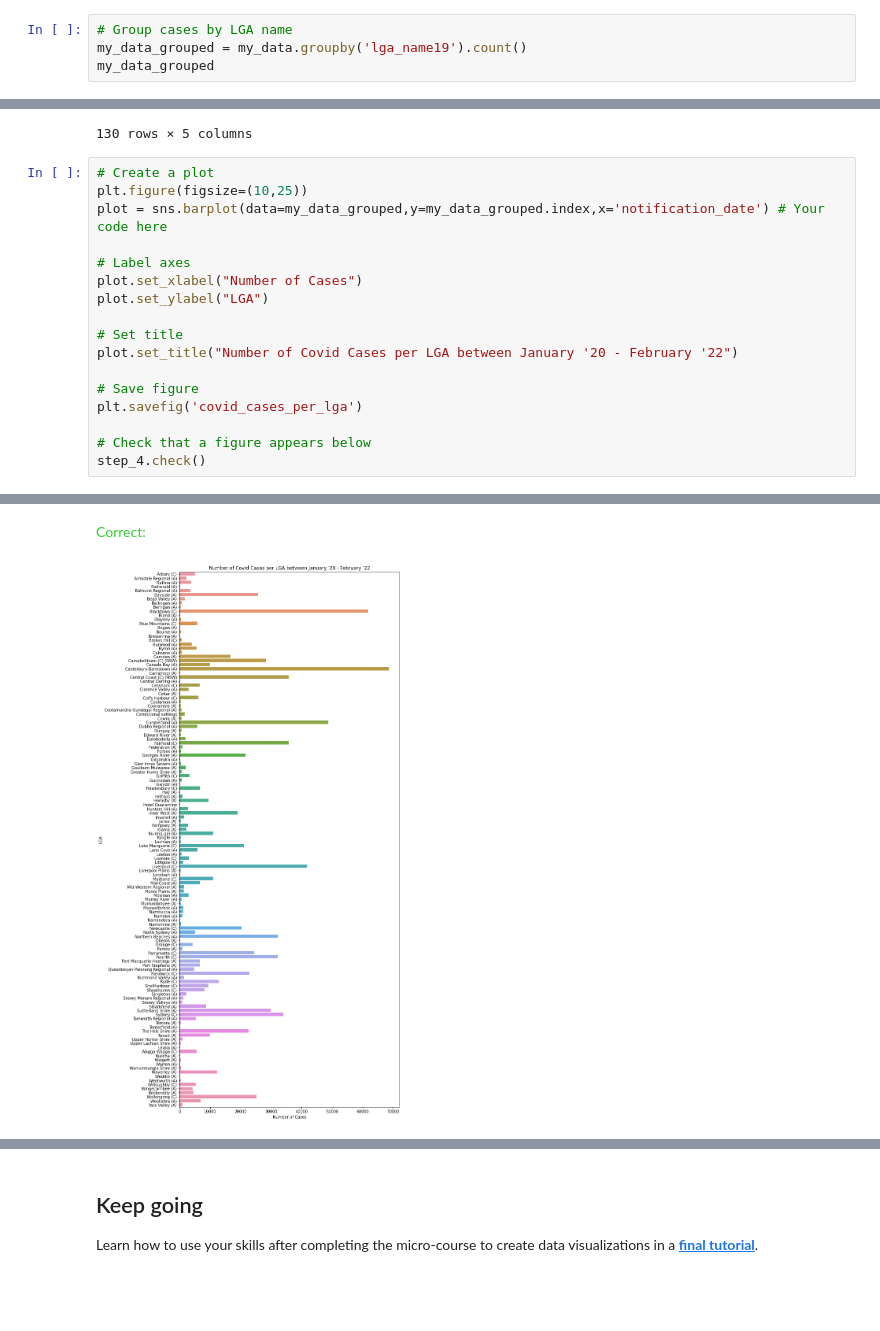
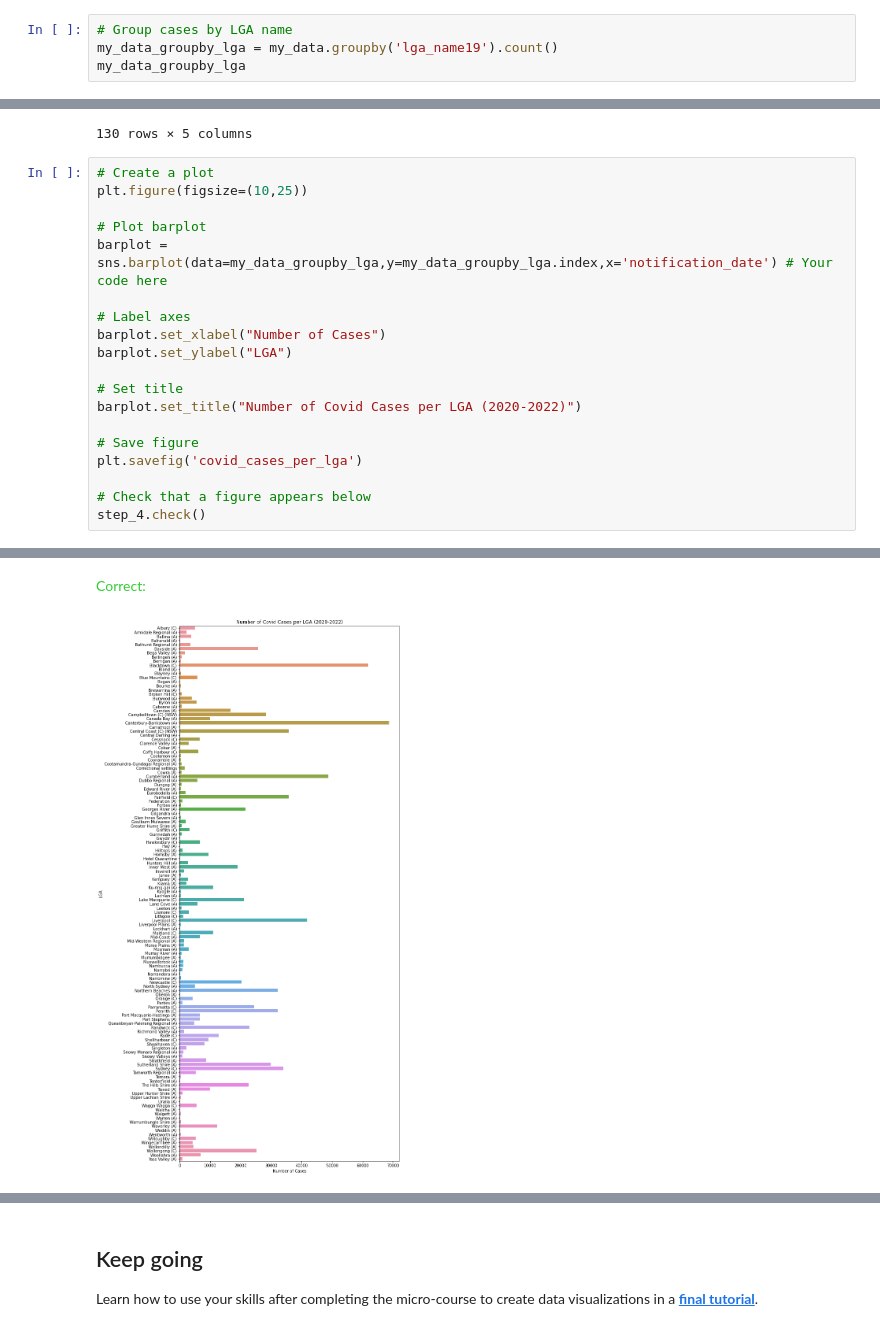
Before and after one commit to andersonlong/kaggle-courses, a Jupyter notebook: exercise-final-project.ipynb, the cells around one changed output, grey strips where cells are left out. Cells and saved outputs as stored; diff of their text form; blank space fills up the shorter version.

```diff
--- a/exercise-final-project.ipynb
+++ b/exercise-final-project.ipynb
@@ -121,8 +121,8 @@ my_data.tail()
 Use the next code cell to create a figure that tells a story behind your dataset.  You can use any chart type (_line chart, bar chart, heatmap, etc_) of your choosing!
 # %%
 # Group cases by LGA name
-my_data_grouped = my_data.groupby('lga_name19').count()
-my_data_grouped
+my_data_groupby_lga = my_data.groupby('lga_name19').count()
+my_data_groupby_lga
 # %% [output]
 |  | notification_date | postcode | lhd_2010_code | lhd_2010_name | lga_code19 |
 | lga_name19 |  |  |  |  |  |
@@ -141,21 +141,23 @@ my_data_grouped
 # %%
 # Create a plot
 plt.figure(figsize=(10,25))
-plot = sns.barplot(data=my_data_grouped,y=my_data_grouped.index,x='notification_date') # Your code here
+
+# Plot barplot
+barplot = sns.barplot(data=my_data_groupby_lga,y=my_data_groupby_lga.index,x='notification_date') # Your code here
 
 # Label axes
-plot.set_xlabel("Number of Cases")
-plot.set_ylabel("LGA")
+barplot.set_xlabel("Number of Cases")
+barplot.set_ylabel("LGA")
 
 # Set title
-plot.set_title("Number of Covid Cases per LGA between January '20 - February '22")
+barplot.set_title("Number of Covid Cases per LGA (2020-2022)")
 
 # Save figure
 plt.savefig('covid_cases_per_lga')
 
 # Check that a figure appears below
 step_4.check()
 # %% [output]
 [interactive output not drawn]
 <span style="color:#33cc33">Correct:</span>
-[figure, old version]
+[figure, new version]
```
Also changed, not shown: parts of 3 cells of this notebook.
